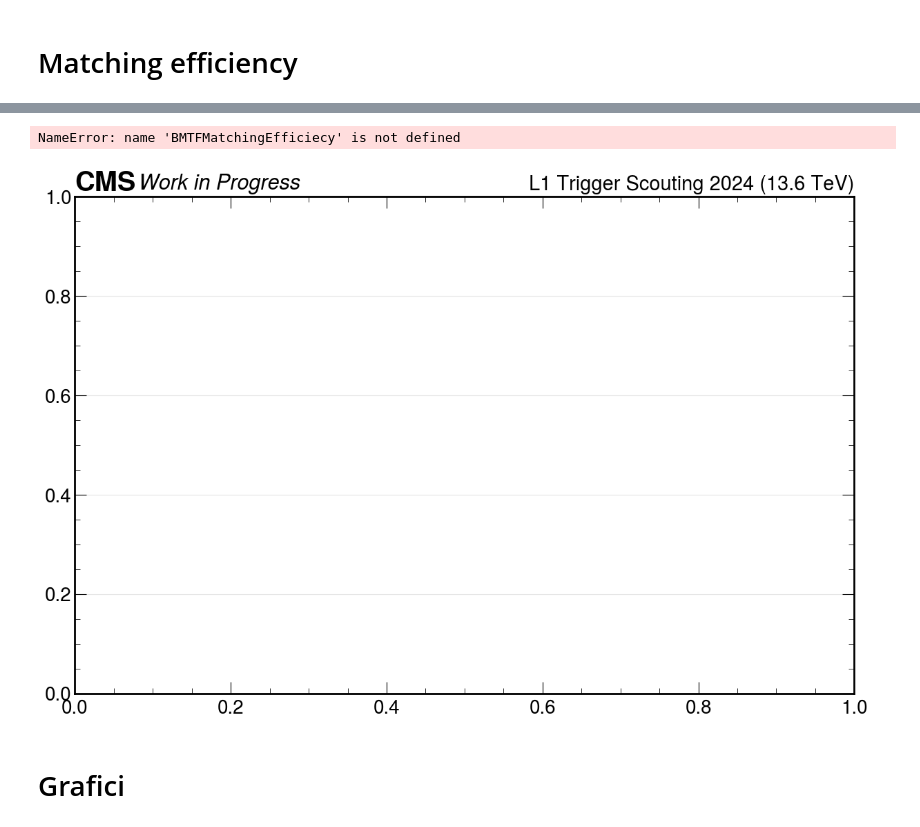
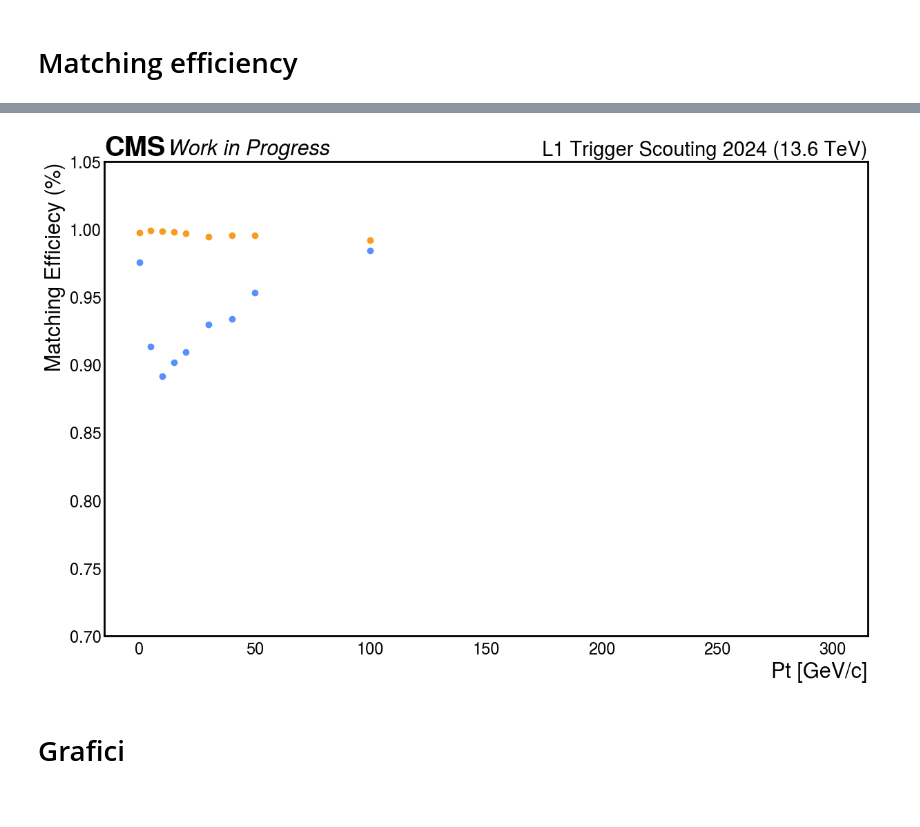
Before and after one commit to francescoreschio/Tesi-Triennale, a Jupyter notebook: Codice/DeltaRDef.ipynb, the cells around one changed output, grey strips where cells are left out. Cells and saved outputs as stored; diff of their text form; code cells hidden in the pictures.

Commit message:
Matching efficiency completed

```diff
--- a/Codice/DeltaRDef.ipynb
+++ b/Codice/DeltaRDef.ipynb
@@ -485,27 +317,28 @@ print(efficiency_bmtf)
 # %%
 fig, ax = plt.subplots(figsize=(12, 8), constrained_layout=True)
 set_label_font(ax, FONTSIZE)
 set_tick_font(ax, FONTSIZE-2)
 draw_grid(ax, axis="y")
 draw_cms_label(ax, fontsize=FONTSIZE, label="Work in Progress", rlabel="L1 Trigger Scouting 2024 (13.6 TeV)")
 
 #hep.hist2dplot(hist2d, cbar=True, cmap='Blues', ax=ax,  norm = LogNorm())
 
 
-plt.scatter(bins, BMTFMatchingEfficiecy)
-plt.scatter(bins, GMTMatchingEfficiecy)
+plt.scatter(bins, BMTFMatchingEfficiency)
+plt.scatter(bins, GMTMatchingEfficiency)
+
+ax.set_ylim(0.7, 1.05)
 
 
 ax.set_xlabel(r'Pt [GeV/c]')
 ax.set_ylabel('Matching Efficiecy (%)')
 ax.grid(False)
 
 ax.tick_params(axis='both', which='both', length=0, labelsize = FONTSIZE - 5)
 
 plt.show()
 # %% [output]
-NameError: name 'BMTFMatchingEfficiecy' is not defined
-[figure, old version]
+[figure, new version]
 # %% [markdown]
 # Grafici
 # %%
```
Also changed, not shown: parts of 12 cells of this notebook.
